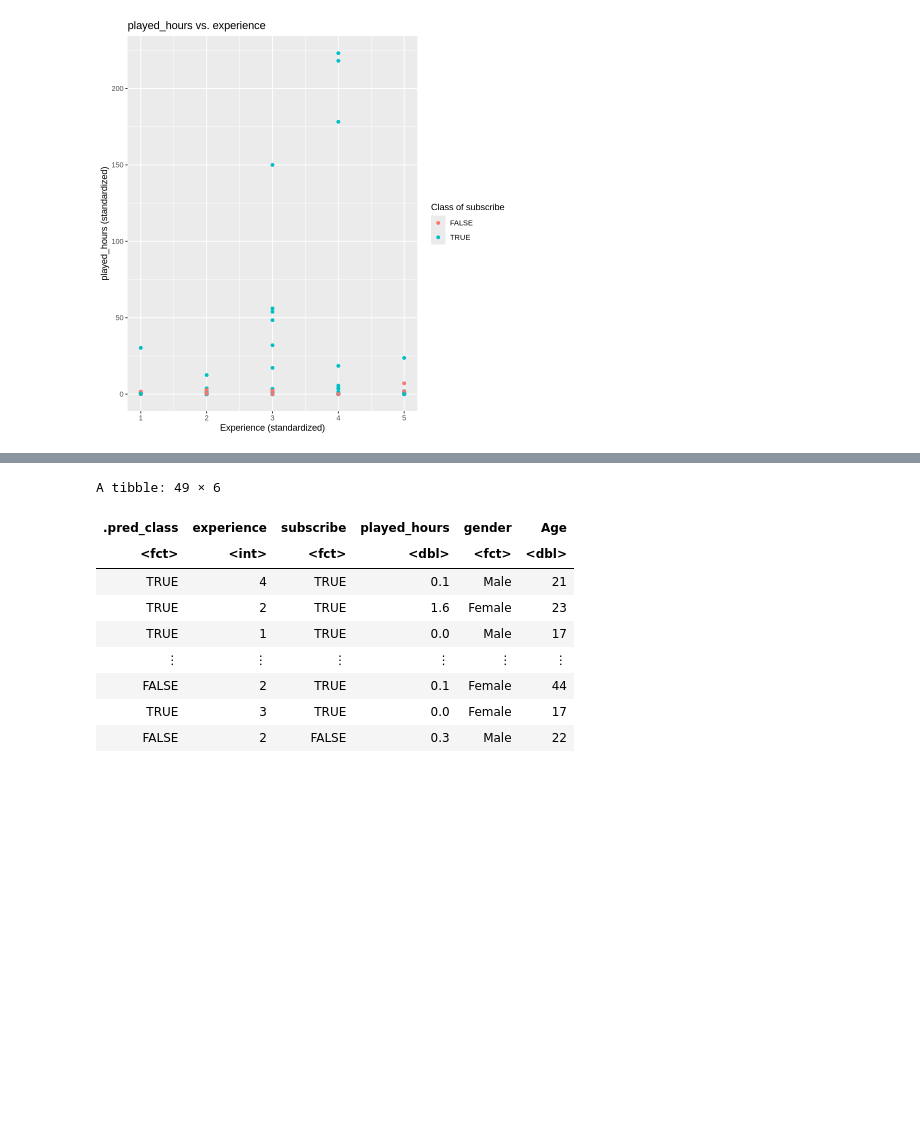
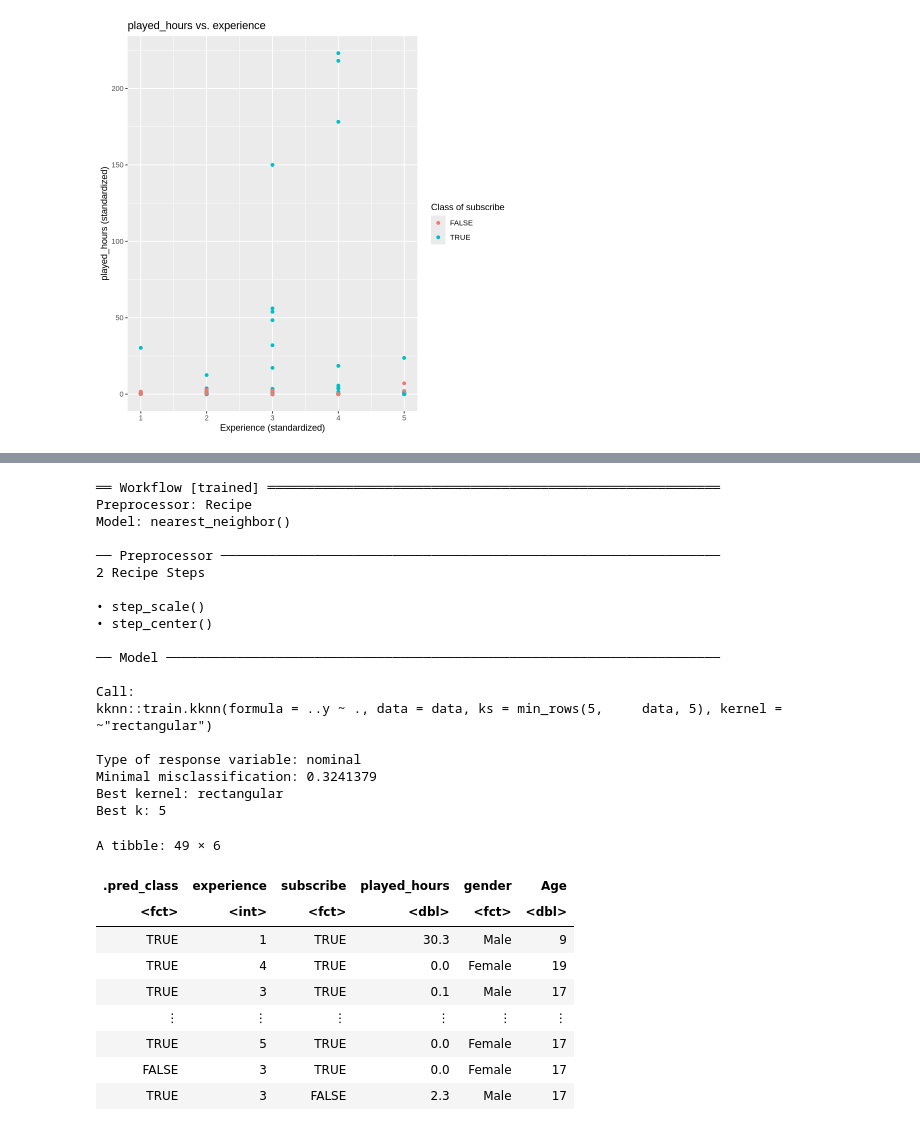
Before and after one commit to AdrianProgramming/dsci-100-2025s1-adrian, a Jupyter notebook: minecraft.ipynb, the cells around one changed output, grey strips where cells are left out. Cells and saved outputs as stored; diff of their text form; code cells hidden in the pictures; blank space fills up the shorter version.

```diff
--- a/minecraft.ipynb
+++ b/minecraft.ipynb
@@ -100,4 +100,4 @@ newest_players <- new_players |>
 mutate(gender = as_factor(gender), subscribe = as_factor(subscribe),
       experience = as.integer(as_factor(experience)))
 
-newest_players
+newest_players <- na.omit(newest_players)
@@ -174,7 +154,7 @@ minecraft_split <- initial_split(newest_players, prop = 0.75, strata = subscribe
 minecraft_train <- training(minecraft_split)
 minecraft_test <- testing(minecraft_split)
 # %%
-minecraft_recipe <- recipe(subscribe ~ experience + Age +  played_hours, data = newest_players) |>
+minecraft_recipe <- recipe(subscribe ~ experience + Age +  played_hours, data = minecraft_train) |>
    step_scale(experience, Age, played_hours) |>
    step_center(experience, Age, played_hours)
 # %%
@@ -211,19 +206,55 @@ Best k: 3
 # %%
-minecraft_test_predictions <- predict(minecraft_fit , minecraft_test) |>
+best_k <- accuracies_lots |>
+        arrange(desc(mean)) |>
+        head(1) |>
+        pull(neighbors)
+
+mnist_spec <- nearest_neighbor(weight_func = "rectangular", neighbors = best_k) |>
+  set_engine("kknn") |>
+  set_mode("classification")
+
+minecraft_fit <- workflow() |>
+  add_recipe(minecraft_recipe) |>
+  add_model(mnist_spec) |>
+  fit(data = minecraft_train)
+
+minecraft_fit
+
+
+minecraft_test_predictions <- predict(minecraft_fit, minecraft_test) |>
       bind_cols(minecraft_test)
 
 minecraft_test_predictions
 # %% [output]
-A tibble: 49 × 6
+══ Workflow [trained] ══════════════════════════════════════════════════════════
+Preprocessor: Recipe
+Model: nearest_neighbor()
+
+── Preprocessor ────────────────────────────────────────────────────────────────
+2 Recipe Steps
+
+• step_scale()
+• step_center()
+
+── Model ───────────────────────────────────────────────────────────────────────
+
+Call:
+kknn::train.kknn(formula = ..y ~ ., data = data, ks = min_rows(5,     data, 5), kernel = ~"rectangular")
+
+Type of response variable: nominal
+Minimal misclassification: 0.3241379
+Best kernel: rectangular
+Best k: 5
+A tibble: 49 × 6
 | .pred_class | experience | subscribe | played_hours | gender | Age |
 | <fct> | <int> | <fct> | <dbl> | <fct> | <dbl> |
-| TRUE | 4 | TRUE | 0.1 | Male | 21 |
-| TRUE | 2 | TRUE | 1.6 | Female | 23 |
-| TRUE | 1 | TRUE | 0.0 | Male | 17 |
+| TRUE | 1 | TRUE | 30.3 | Male | 9 |
+| TRUE | 4 | TRUE | 0.0 | Female | 19 |
+| TRUE | 3 | TRUE | 0.1 | Male | 17 |
 | ⋮ | ⋮ | ⋮ | ⋮ | ⋮ | ⋮ |
-| FALSE | 2 | TRUE | 0.1 | Female | 44 |
-| TRUE | 3 | TRUE | 0.0 | Female | 17 |
-| FALSE | 2 | FALSE | 0.3 | Male | 22 |
+| TRUE | 5 | TRUE | 0.0 | Female | 17 |
+| FALSE | 3 | TRUE | 0.0 | Female | 17 |
+| TRUE | 3 | FALSE | 2.3 | Male | 17 |
 # %%
 minecraft_prediction_accuracy <- minecraft_test_predictions |>
         metrics(truth = subscribe, estimate = .pred_class)
```
Also changed, not shown: parts of 10 cells of this notebook.
